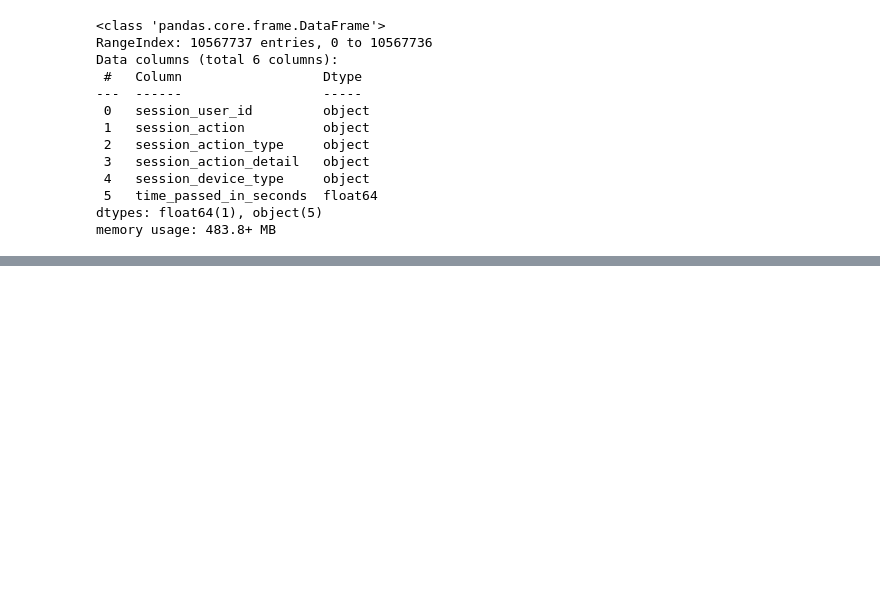
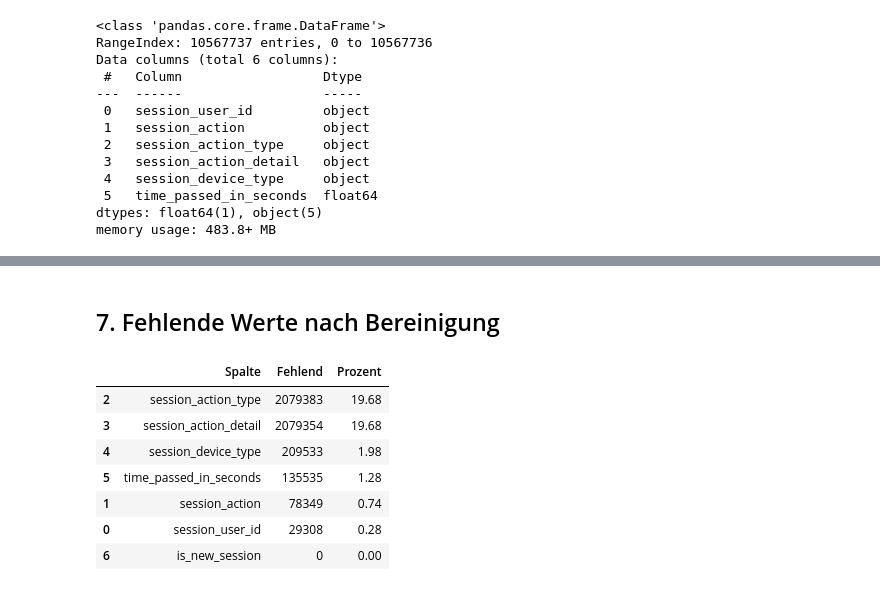
Before and after one commit to litharis04/dscb310-projekt, a Jupyter notebook: II-filter_clickstreams_data.ipynb, the cells around one changed output, grey strips where cells are left out. Cells and saved outputs as stored; diff of their text form; code cells hidden in the pictures; blank space fills up the shorter version.

```diff
--- a/II-filter_clickstreams_data.ipynb
+++ b/II-filter_clickstreams_data.ipynb
@@ -82,0 +452,23 @@ Name: count, dtype: int64
+# %% [markdown]
+## 7. Fehlende Werte nach Bereinigung
+# %%
+# Fehlende Werte nach Bereinigung
+missing_after = df_clickstreams.isnull().sum()
+missing_pct_after = (missing_after / rows_initial * 100).round(2)
+
+missing_df_after = pd.DataFrame({
+    'Spalte': missing_after.index,
+    'Fehlend': missing_after.values,
+    'Prozent': missing_pct_after.values
+})
+missing_df_after = missing_df_after.sort_values('Fehlend', ascending=False)
+missing_df_after
+# %% [output]
+|  | Spalte | Fehlend | Prozent |
+| 2 | session_action_type | 2079383 | 19.68 |
+| 3 | session_action_detail | 2079354 | 19.68 |
+| 4 | session_device_type | 209533 | 1.98 |
+| 5 | time_passed_in_seconds | 135535 | 1.28 |
+| 1 | session_action | 78349 | 0.74 |
+| 0 | session_user_id | 29308 | 0.28 |
+| 6 | is_new_session | 0 | 0.00 |
```
Also changed, not shown: parts of 31 cells of this notebook, 9 other files.
